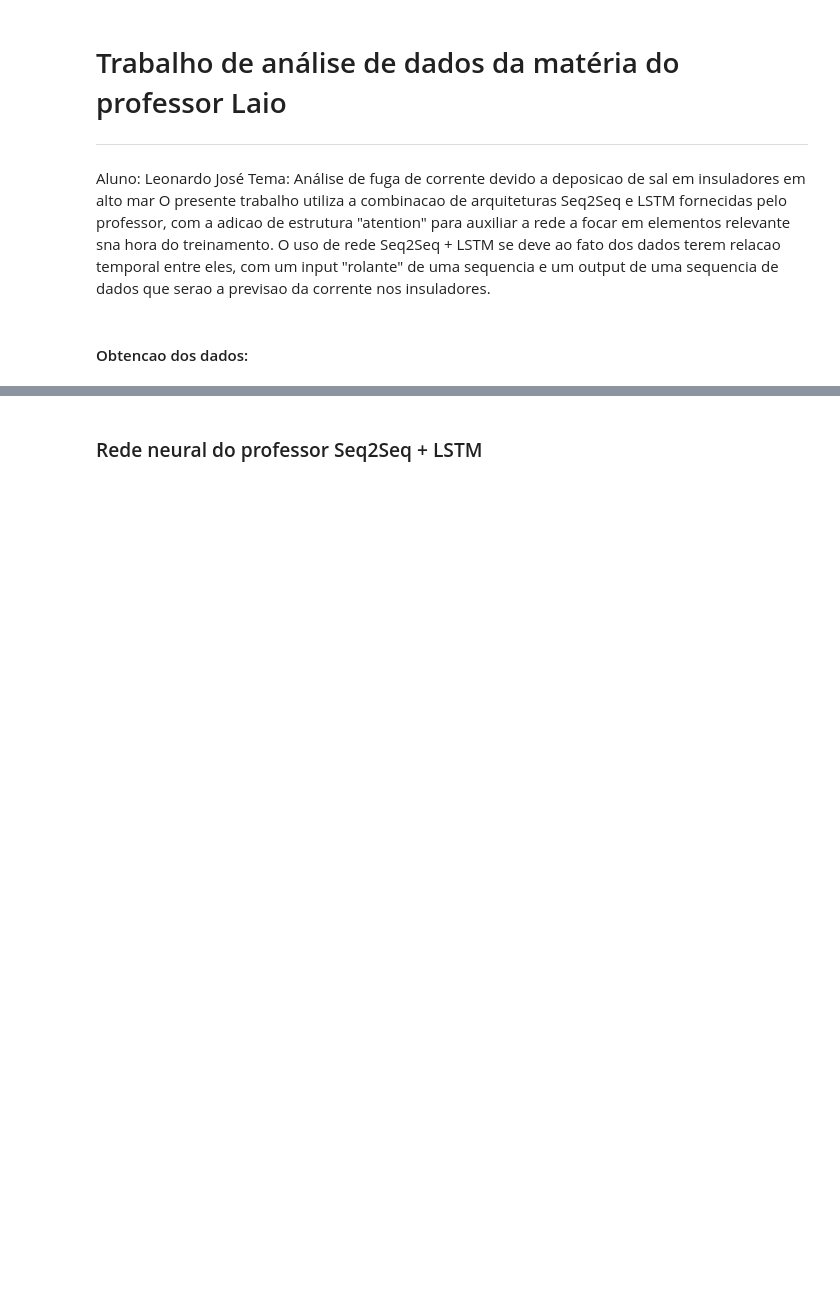
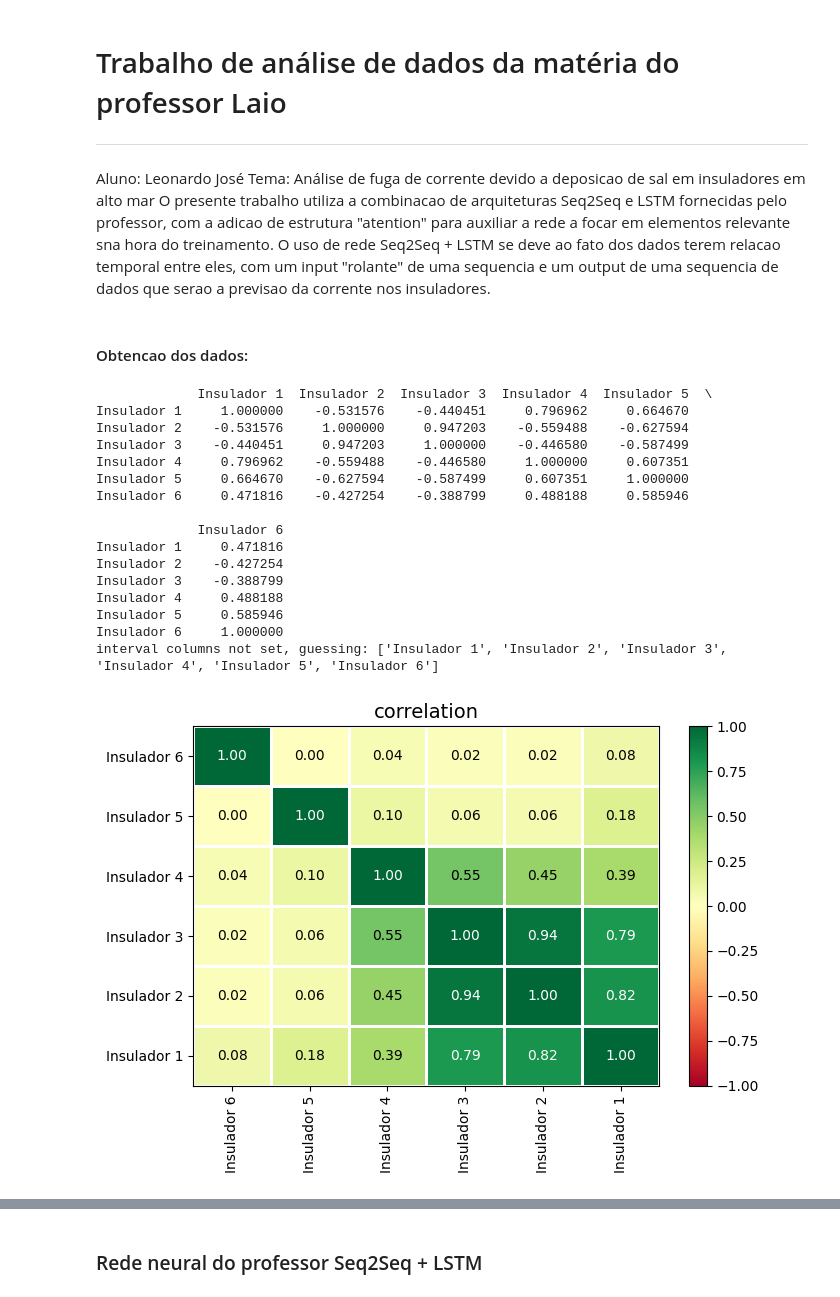
Before and after one commit to LeleoJs/NeuralNet-Seq2Seq-LSTM-Attention-, a Jupyter notebook: trabalho_analise_dados.ipynb, the cells around one changed output, grey strips where cells are left out. Saved outputs shown, nothing was run; the diff lists cells and outputs as text; code cells hidden in the pictures; blank space fills up the shorter version.

```diff
--- a/trabalho_analise_dados.ipynb
+++ b/trabalho_analise_dados.ipynb
@@ -6,3 +6,43 @@ Tema: Análise de fuga de corrente devido a deposicao de sal em insuladores em a
 O presente trabalho utiliza a combinacao de arquiteturas Seq2Seq e LSTM fornecidas pelo professor, com a adicao de estrutura "atention" para auxiliar a rede a focar em elementos relevante sna hora do treinamento. O uso de rede Seq2Seq + LSTM se deve ao fato dos dados terem relacao temporal entre eles, com um input "rolante" de uma sequencia e um output de uma sequencia de dados que serao a previsao da corrente nos insuladores.
 # %% [markdown]
 #### Obtencao dos dados:
+# %%
+import pandas as pd
+
+# Bibliotecas para ver a correlacao do tipo Phi-K (Nao só linear)
+from phik import resources
+from phik.report import plot_correlation_matrix
+from phik import phik_matrix
+
+# Pegar os dados dos insuladores do arquivo excel com pandas
+file_path = 'BaseDados.xlsx'
+col_insulators = [9, 10, 11, 12, 13, 14]
+insulators_df = pd.read_excel(file_path, usecols=col_insulators)
+new_column_names = [f'Insulador {i+1}' for i in range(len(col_insulators))]
+insulators_df.columns = new_column_names
+
+# Calcular a matriz de correlação de Pearson
+correlation_df = insulators_df.corr(method='pearson')
+print(correlation_df)
+
+# Calcular a matriz de correlação Phik
+phik_corr_matrix = insulators_df.phik_matrix()
+plot_correlation_matrix(phik_corr_matrix.values, x_labels=phik_corr_matrix.columns, y_labels=phik_corr_matrix.index)
+# %% [output]
+             Insulador 1  Insulador 2  Insulador 3  Insulador 4  Insulador 5  \
+Insulador 1     1.000000    -0.531576    -0.440451     0.796962     0.664670
+Insulador 2    -0.531576     1.000000     0.947203    -0.559488    -0.627594
+Insulador 3    -0.440451     0.947203     1.000000    -0.446580    -0.587499
+Insulador 4     0.796962    -0.559488    -0.446580     1.000000     0.607351
+Insulador 5     0.664670    -0.627594    -0.587499     0.607351     1.000000
+Insulador 6     0.471816    -0.427254    -0.388799     0.488188     0.585946
+
+             Insulador 6
+Insulador 1     0.471816
+Insulador 2    -0.427254
+Insulador 3    -0.388799
+Insulador 4     0.488188
+Insulador 5     0.585946
+Insulador 6     1.000000
+interval columns not set, guessing: ['Insulador 1', 'Insulador 2', 'Insulador 3', 'Insulador 4', 'Insulador 5', 'Insulador 6']
+[figure, added]
```
Also changed, not shown: parts of 10 cells of this notebook.
